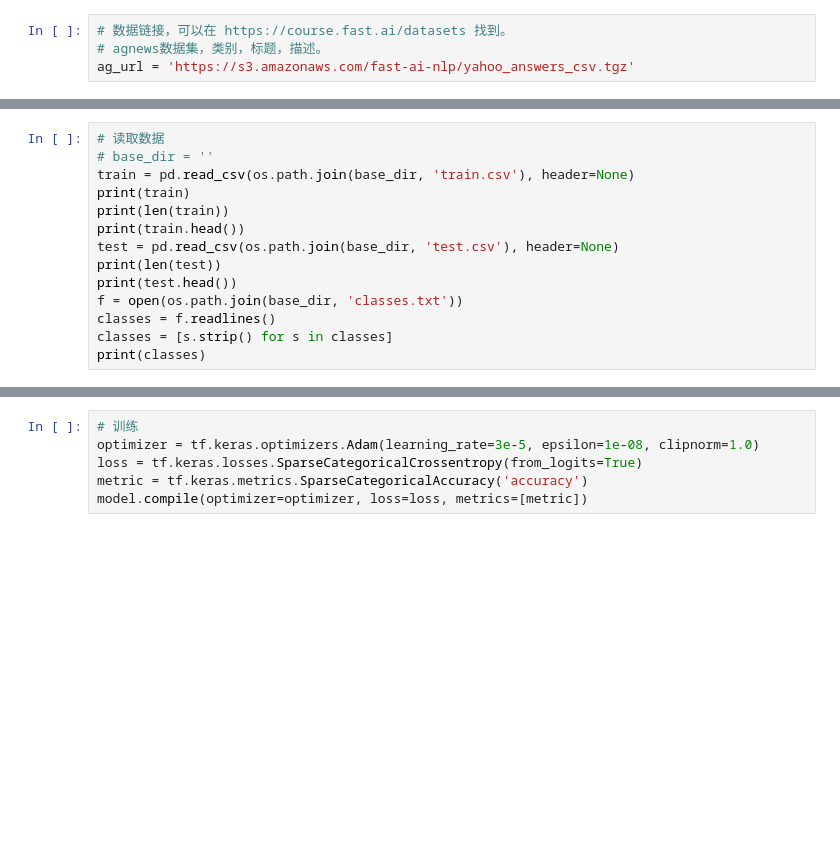
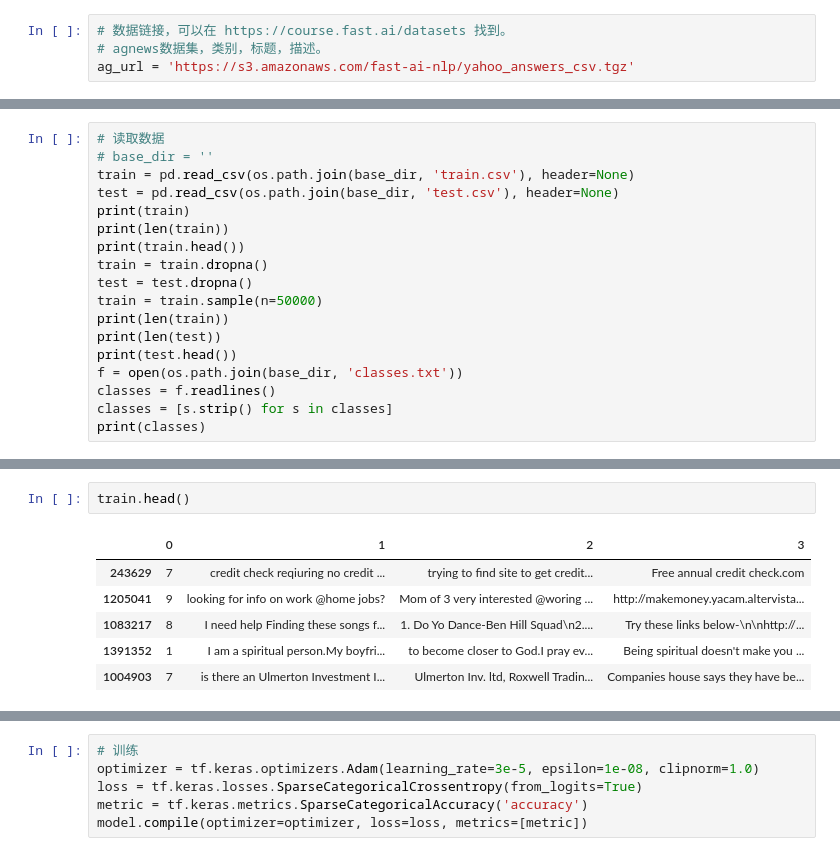
Before and after one commit to q815956089/DLfinal, a Jupyter notebook: bert_YaHoo.ipynb, the cells around one changed output, grey strips where cells are left out. Saved outputs shown, nothing was run; the diff lists cells and outputs as text; blank space fills up the shorter version.

```diff
--- a/bert_YaHoo.ipynb
+++ b/bert_YaHoo.ipynb
@@ -97,10 +96,14 @@ Downloading data from https://s3.amazonaws.com/fast-ai-nlp/yahoo_answers_csv.tgz
 # 读取数据
 # base_dir = ''
 train = pd.read_csv(os.path.join(base_dir, 'train.csv'), header=None)
+test = pd.read_csv(os.path.join(base_dir, 'test.csv'), header=None)
 print(train)
 print(len(train))
 print(train.head())
-test = pd.read_csv(os.path.join(base_dir, 'test.csv'), header=None)
+train = train.dropna()
+test = test.dropna()
+train = train.sample(n=50000)
+print(len(train))
 print(len(test))
 print(test.head())
 f = open(os.path.join(base_dir, 'classes.txt'))
@@ -157,3 +140,12 @@ Pretty printing has been turned ON
+# %%
+train.head()
+# %% [output]
+|  | 0 | 1 | 2 | 3 |
+| 243629 | 7 | credit check reqiuring no credit ... | trying to find site to get credit... | Free annual credit check.com |
+| 1205041 | 9 | looking for info on work @home jobs? | Mom of 3 very interested @woring ... | http://makemoney.yacam.altervista... |
+| 1083217 | 8 | I need help Finding these songs f... | 1. Do Yo Dance-Ben Hill Squad\n2.... | Try these links below-\n\nhttp://... |
+| 1391352 | 1 | I am a spiritual person.My boyfri... | to become closer to God.I pray ev... | Being spiritual doesn't make you ... |
+| 1004903 | 7 | is there an Ulmerton Investment I... | Ulmerton Inv. ltd, Roxwell Tradin... | Companies house says they have be... |
 # %%
 # 预处理数据
 # 按照上面的例子把数据集中的文本进行处理，并且得到对应的labels。
```
Also changed, not shown: parts of 10 cells of this notebook.
